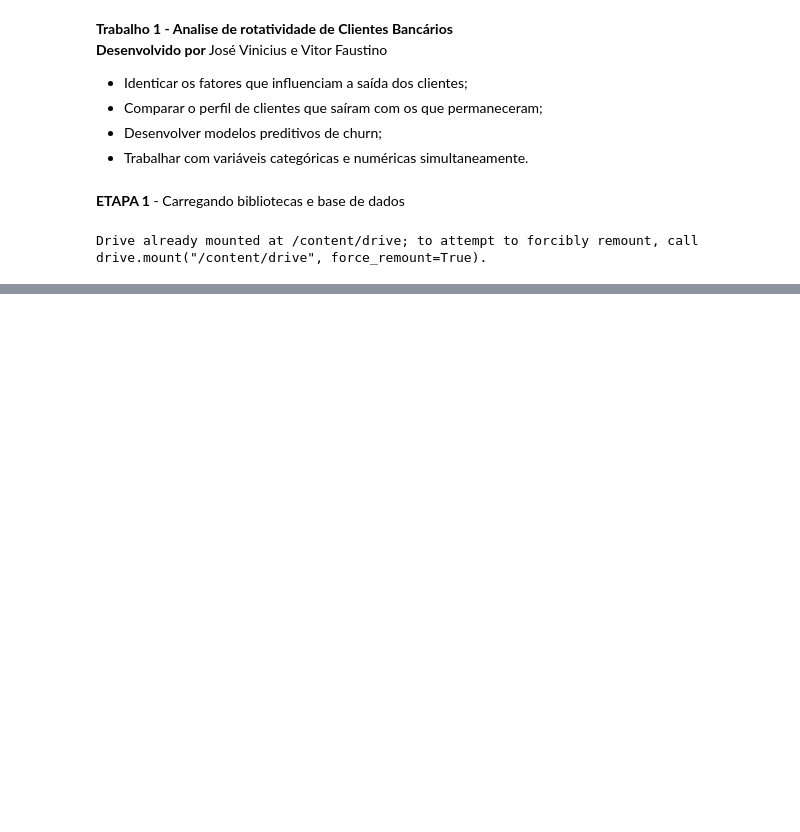
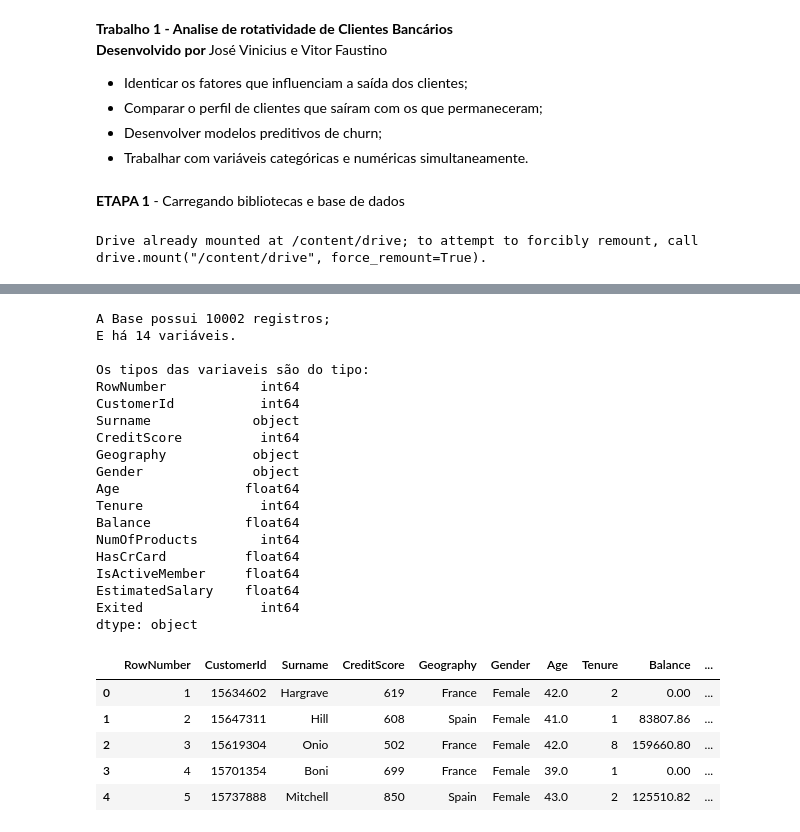
Before and after one commit to vitao-bolado/Trabalho1_AnaliseDados, a Jupyter notebook: Trabalho1.ipynb, the cells around one changed output, grey strips where cells are left out. Drawn from its saved outputs; the diff is of its cells as text; code cells hidden in the pictures; blank space fills up the shorter version.

```diff
--- a/Trabalho1.ipynb
+++ b/Trabalho1.ipynb
@@ -32,0 +30,32 @@ Mounted at /content/drive
+# %%
+print(f'A Base possui {df.shape[0]} registros;')
+print(f'E há {df.shape[1]} variáveis.')
+print(f'\nOs tipos das variaveis são do tipo:\n{df.dtypes}')
+
+df.head(5)
+# %% [output]
+A Base possui 10002 registros;
+E há 14 variáveis.
+
+Os tipos das variaveis são do tipo:
+RowNumber            int64
+CustomerId           int64
+Surname             object
+CreditScore          int64
+Geography           object
+Gender              object
+Age                float64
+Tenure               int64
+Balance            float64
+NumOfProducts        int64
+HasCrCard          float64
+IsActiveMember     float64
+EstimatedSalary    float64
+Exited               int64
+dtype: object
+|  | RowNumber | CustomerId | Surname | CreditScore | Geography | Gender | Age | Tenure | Balance | ... |
+| 0 | 1 | 15634602 | Hargrave | 619 | France | Female | 42.0 | 2 | 0.00 | ... |
+| 1 | 2 | 15647311 | Hill | 608 | Spain | Female | 41.0 | 1 | 83807.86 | ... |
+| 2 | 3 | 15619304 | Onio | 502 | France | Female | 42.0 | 8 | 159660.80 | ... |
+| 3 | 4 | 15701354 | Boni | 699 | France | Female | 39.0 | 1 | 0.00 | ... |
+| 4 | 5 | 15737888 | Mitchell | 850 | Spain | Female | 43.0 | 2 | 125510.82 | ... |
```
Also changed, not shown: parts of 12 cells of this notebook.
